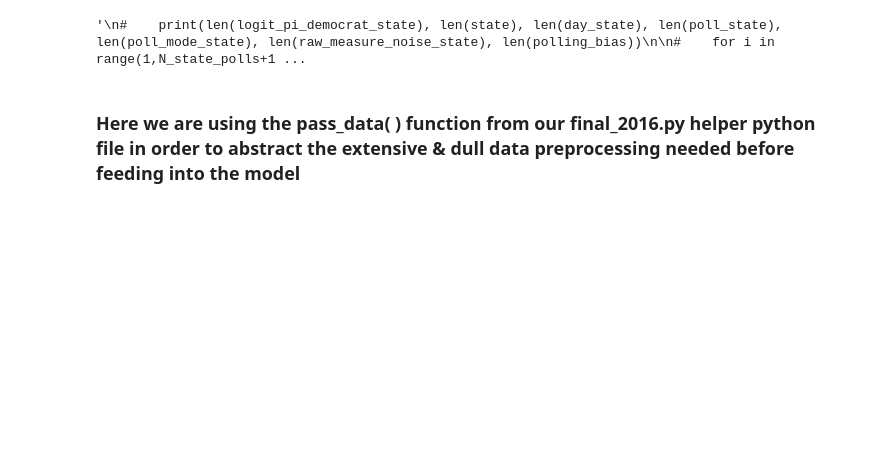
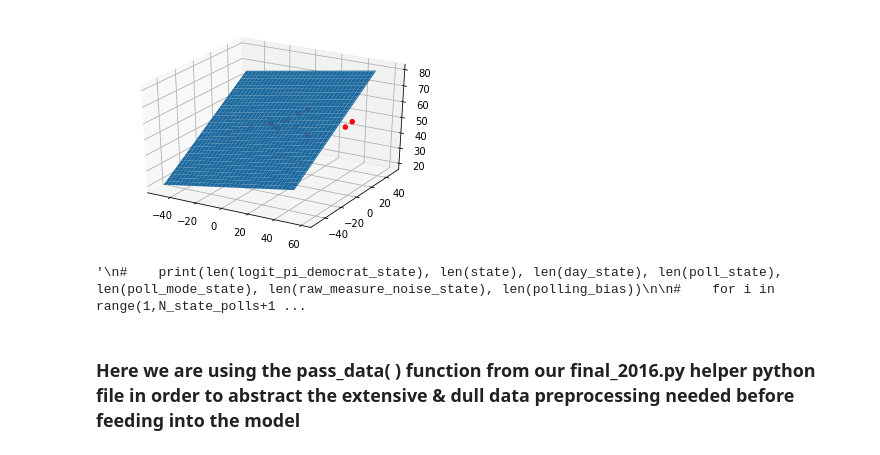
Before and after one commit to Manik-Goyal/Forecasting-Elections-6998, a Jupyter notebook: scripts/model/election_evaluation.ipynb, the cells around one changed output. Drawn from its saved outputs; the diff is of its cells as text; code cells hidden in the pictures; blank space fills up the shorter version.

Commit message:
visualizing abramovitz data, starting to add in detail to the jupyter nb

```diff
--- a/scripts/model/election_evaluation.ipynb
+++ b/scripts/model/election_evaluation.ipynb
@@ -51,0 +68,2 @@ def fit_rmse_day_x(x):
+# %%
+data, polls, res, dfTemp = pass_data()
@@ -52,3 +88,17 @@ def fit_rmse_day_x(x):
+# %%
+fig = plt.figure()
+ax = fig.add_subplot(111, projection='3d')
+ax.scatter(dfTemp['juneapp'], dfTemp['q2gdp'], dfTemp['incvote'], c='r', marker='o')
+
+coefs = res.params
+xs = np.tile(np.arange(101), (101,1)) - 50
+ys = np.tile(np.arange(101), (101,1)).T - 50
+national_mu_prior =  coefs["Intercept"] + coefs["juneapp"] * xs + coefs["q2gdp"] * ys
+
+ax.plot_surface(xs,ys,national_mu_prior)
+plt.show()
+# %% [output]
+[figure, added]
 # %%
 def model(data, polls=None):
     #data from data dictionary
```
Also changed, not shown: parts of 23 cells of this notebook, 1 other file.
